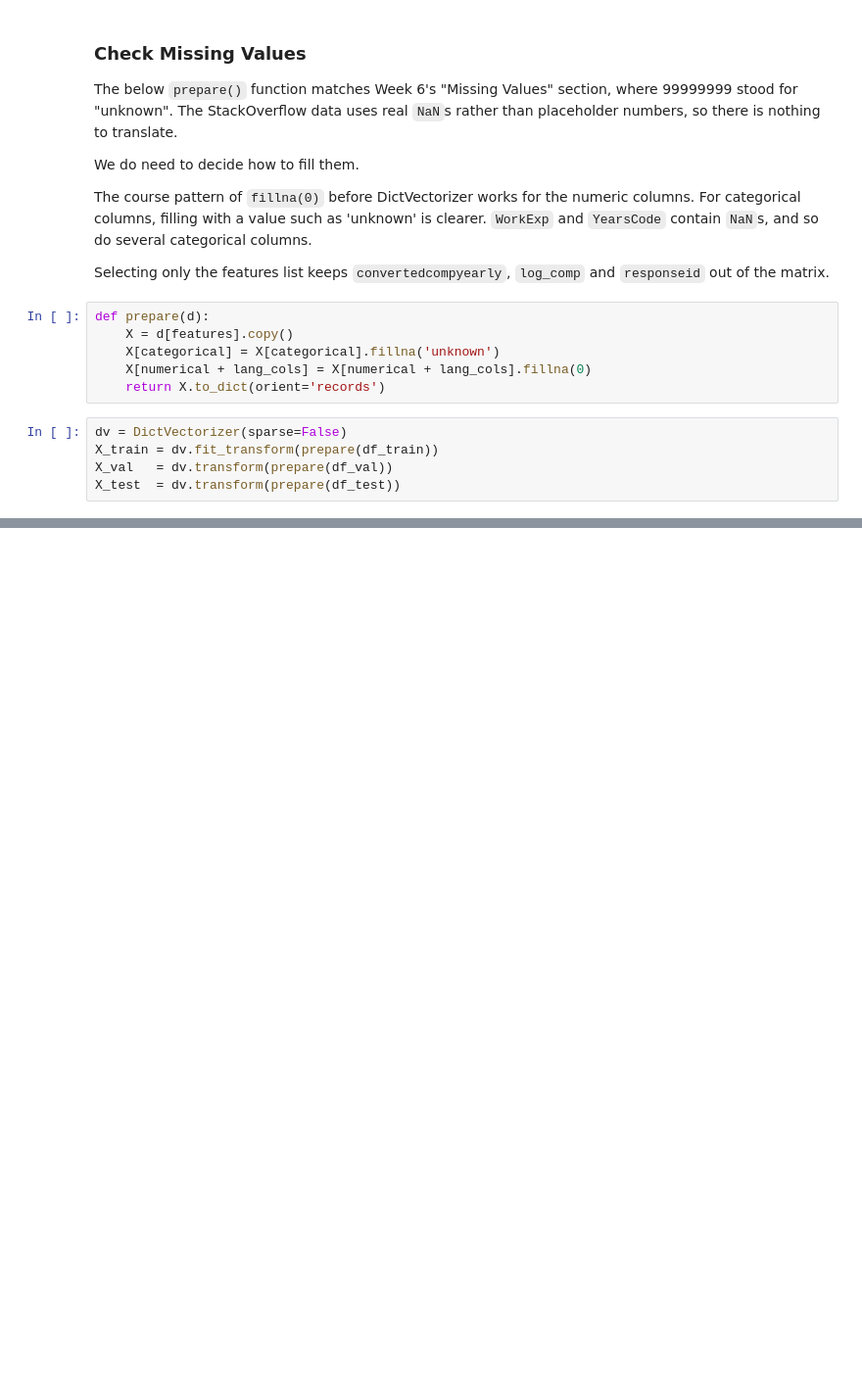
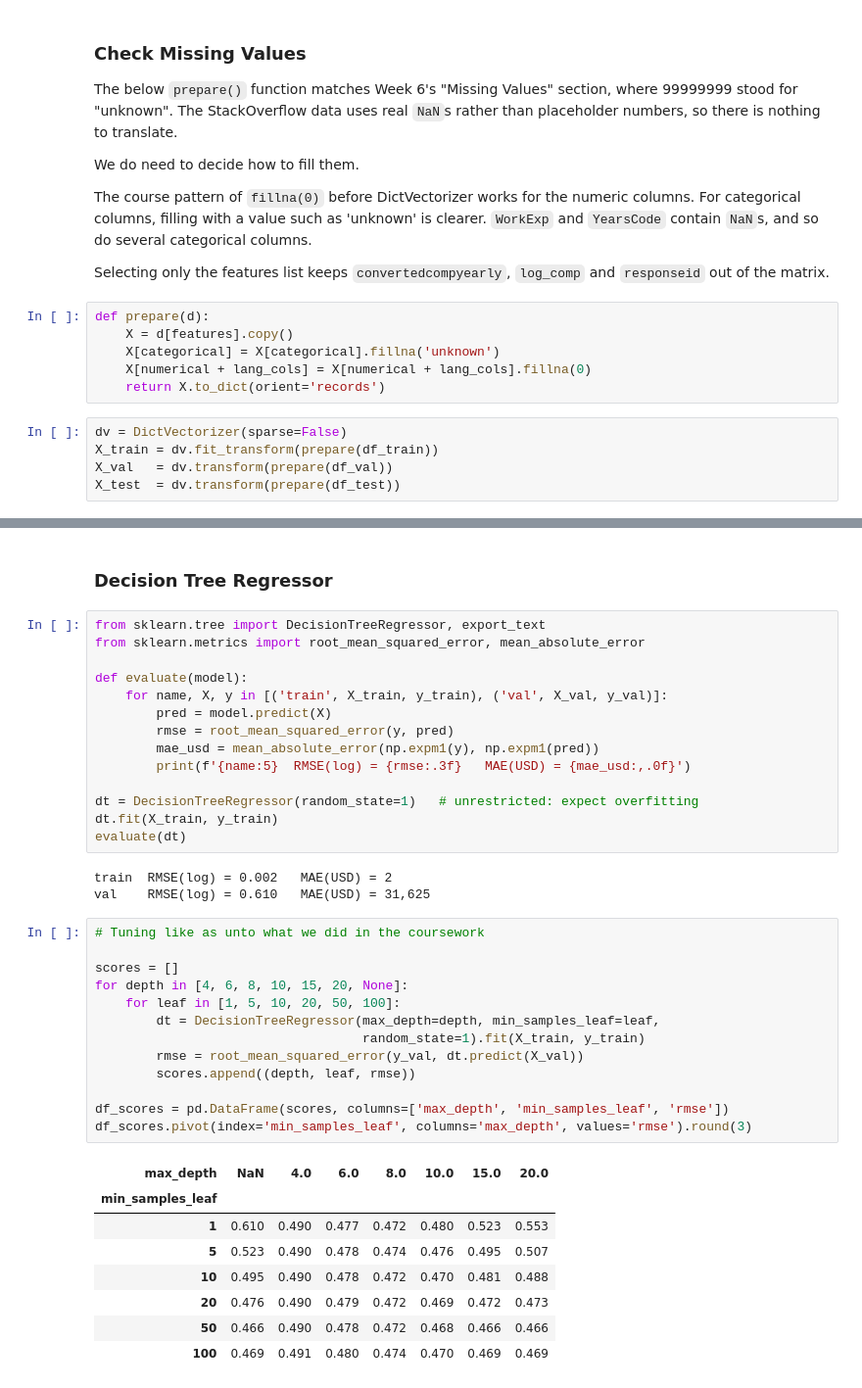
Before and after one commit to spycebot/machine-learning-zoomcamp-projects, a Jupyter notebook: midterm-project/jobs-in-computers.ipynb, the cells around one changed output, grey strips where cells are left out. Shown at 98% size. Drawn from its saved outputs; the diff is of its cells as text; blank space fills up the shorter version.

Commit message:
Two of three models worked out

```diff
--- a/midterm-project/jobs-in-computers.ipynb
+++ b/midterm-project/jobs-in-computers.ipynb
@@ -577,0 +619,41 @@ X_test  = dv.transform(prepare(df_test))
+# %% [markdown]
+### Decision Tree Regressor
+# %%
+from sklearn.tree import DecisionTreeRegressor, export_text
+from sklearn.metrics import root_mean_squared_error, mean_absolute_error
+
+def evaluate(model):
+    for name, X, y in [('train', X_train, y_train), ('val', X_val, y_val)]:
+        pred = model.predict(X)
+        rmse = root_mean_squared_error(y, pred)
+        mae_usd = mean_absolute_error(np.expm1(y), np.expm1(pred))
+        print(f'{name:5}  RMSE(log) = {rmse:.3f}   MAE(USD) = {mae_usd:,.0f}')
+
+dt = DecisionTreeRegressor(random_state=1)   # unrestricted: expect overfitting
+dt.fit(X_train, y_train)
+evaluate(dt)
+# %% [output]
+train  RMSE(log) = 0.002   MAE(USD) = 2
+val    RMSE(log) = 0.610   MAE(USD) = 31,625
+# %%
+# Tuning like as unto what we did in the coursework
+
+scores = []
+for depth in [4, 6, 8, 10, 15, 20, None]:
+    for leaf in [1, 5, 10, 20, 50, 100]:
+        dt = DecisionTreeRegressor(max_depth=depth, min_samples_leaf=leaf,
+                                   random_state=1).fit(X_train, y_train)
+        rmse = root_mean_squared_error(y_val, dt.predict(X_val))
+        scores.append((depth, leaf, rmse))
+
+df_scores = pd.DataFrame(scores, columns=['max_depth', 'min_samples_leaf', 'rmse'])
+df_scores.pivot(index='min_samples_leaf', columns='max_depth', values='rmse').round(3)
+# %% [output]
+| max_depth | NaN | 4.0 | 6.0 | 8.0 | 10.0 | 15.0 | 20.0 |
+| min_samples_leaf |  |  |  |  |  |  |  |
+| 1 | 0.610 | 0.490 | 0.477 | 0.472 | 0.480 | 0.523 | 0.553 |
+| 5 | 0.523 | 0.490 | 0.478 | 0.474 | 0.476 | 0.495 | 0.507 |
+| 10 | 0.495 | 0.490 | 0.478 | 0.472 | 0.470 | 0.481 | 0.488 |
+| 20 | 0.476 | 0.490 | 0.479 | 0.472 | 0.469 | 0.472 | 0.473 |
+| 50 | 0.466 | 0.490 | 0.478 | 0.472 | 0.468 | 0.466 | 0.466 |
+| 100 | 0.469 | 0.491 | 0.480 | 0.474 | 0.470 | 0.469 | 0.469 |
```
Also changed, not shown: parts of 6 cells of this notebook.
